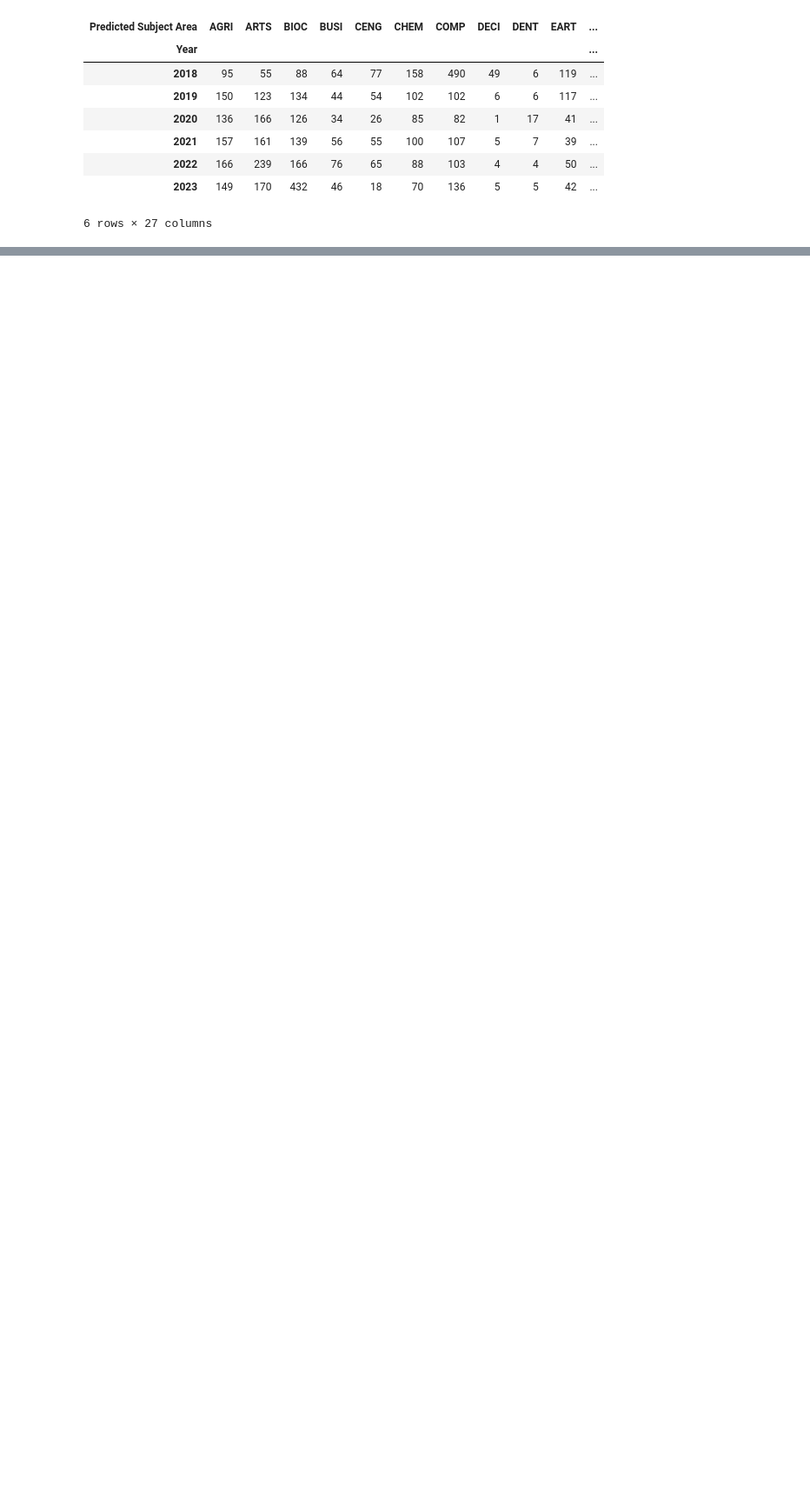
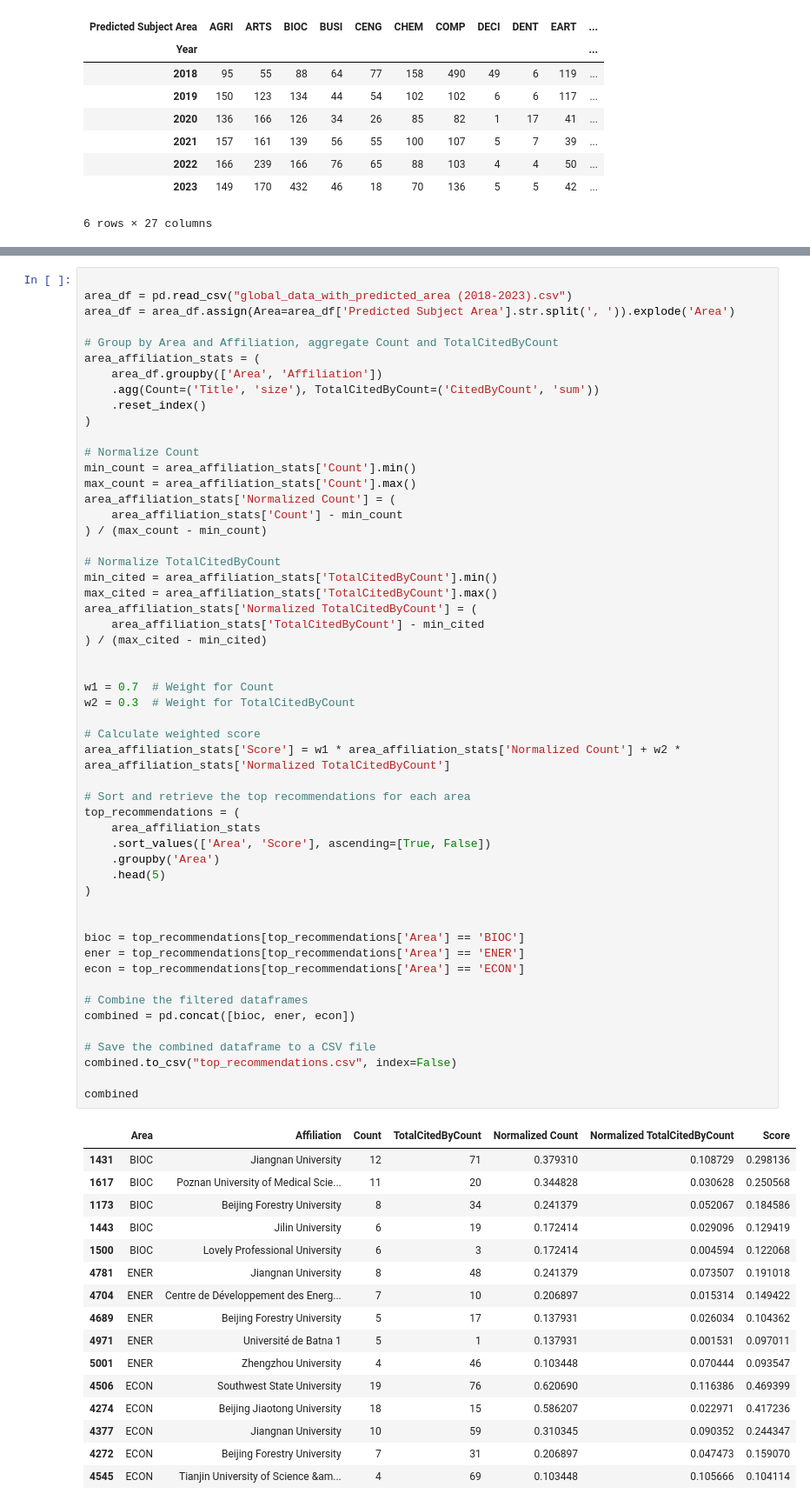
Before and after one commit to ParisaraCH/DataSci-Project, a Jupyter notebook: global_DataPrep.ipynb, the cells around one changed output, grey strips where cells are left out. Shown: that part at 87% size. Cells and saved outputs as stored; diff of their text form; blank space fills up the shorter version.

```diff
--- a/global_DataPrep.ipynb
+++ b/global_DataPrep.ipynb
@@ -349,0 +311,70 @@ plot_subject_trends(pivoted_df, low_output, 'Low Research Output Subjects')
+# %%
+
+area_df = pd.read_csv("global_data_with_predicted_area (2018-2023).csv")
+area_df = area_df.assign(Area=area_df['Predicted Subject Area'].str.split(', ')).explode('Area')
+
+# Group by Area and Affiliation, aggregate Count and TotalCitedByCount
+area_affiliation_stats = (
+    area_df.groupby(['Area', 'Affiliation'])
+    .agg(Count=('Title', 'size'), TotalCitedByCount=('CitedByCount', 'sum'))
+    .reset_index()
+)
+
+# Normalize Count
+min_count = area_affiliation_stats['Count'].min()
+max_count = area_affiliation_stats['Count'].max()
+area_affiliation_stats['Normalized Count'] = (
+    area_affiliation_stats['Count'] - min_count
+) / (max_count - min_count)
+
+# Normalize TotalCitedByCount
+min_cited = area_affiliation_stats['TotalCitedByCount'].min()
+max_cited = area_affiliation_stats['TotalCitedByCount'].max()
+area_affiliation_stats['Normalized TotalCitedByCount'] = (
+    area_affiliation_stats['TotalCitedByCount'] - min_cited
+) / (max_cited - min_cited)
+
+
+w1 = 0.7  # Weight for Count
+w2 = 0.3  # Weight for TotalCitedByCount
+
+# Calculate weighted score
+area_affiliation_stats['Score'] = w1 * area_affiliation_stats['Normalized Count'] + w2 * area_affiliation_stats['Normalized TotalCitedByCount']
+
+# Sort and retrieve the top recommendations for each area
+top_recommendations = (
+    area_affiliation_stats
+    .sort_values(['Area', 'Score'], ascending=[True, False])
+    .groupby('Area')
+    .head(5)
+)
+
+
+bioc = top_recommendations[top_recommendations['Area'] == 'BIOC']
+ener = top_recommendations[top_recommendations['Area'] == 'ENER']
+econ = top_recommendations[top_recommendations['Area'] == 'ECON']
+
+# Combine the filtered dataframes
+combined = pd.concat([bioc, ener, econ])
+
+# Save the combined dataframe to a CSV file
+combined.to_csv("top_recommendations.csv", index=False)
+
+combined
+# %% [output]
+|  | Area | Affiliation | Count | TotalCitedByCount | Normalized Count | Normalized TotalCitedByCount | Score |
+| 1431 | BIOC | Jiangnan University | 12 | 71 | 0.379310 | 0.108729 | 0.298136 |
+| 1617 | BIOC | Poznan University of Medical Scie... | 11 | 20 | 0.344828 | 0.030628 | 0.250568 |
+| 1173 | BIOC | Beijing Forestry University | 8 | 34 | 0.241379 | 0.052067 | 0.184586 |
+| 1443 | BIOC | Jilin University | 6 | 19 | 0.172414 | 0.029096 | 0.129419 |
+| 1500 | BIOC | Lovely Professional University | 6 | 3 | 0.172414 | 0.004594 | 0.122068 |
+| 4781 | ENER | Jiangnan University | 8 | 48 | 0.241379 | 0.073507 | 0.191018 |
+| 4704 | ENER | Centre de Développement des Energ... | 7 | 10 | 0.206897 | 0.015314 | 0.149422 |
+| 4689 | ENER | Beijing Forestry University | 5 | 17 | 0.137931 | 0.026034 | 0.104362 |
+| 4971 | ENER | Université de Batna 1 | 5 | 1 | 0.137931 | 0.001531 | 0.097011 |
+| 5001 | ENER | Zhengzhou University | 4 | 46 | 0.103448 | 0.070444 | 0.093547 |
+| 4506 | ECON | Southwest State University | 19 | 76 | 0.620690 | 0.116386 | 0.469399 |
+| 4274 | ECON | Beijing Jiaotong University | 18 | 15 | 0.586207 | 0.022971 | 0.417236 |
+| 4377 | ECON | Jiangnan University | 10 | 59 | 0.310345 | 0.090352 | 0.244347 |
+| 4272 | ECON | Beijing Forestry University | 7 | 31 | 0.206897 | 0.047473 | 0.159070 |
+| 4545 | ECON | Tianjin University of Science &am... | 4 | 69 | 0.103448 | 0.105666 | 0.104114 |
```
Also changed, not shown: parts of 3 cells of this notebook, 8 other files.
